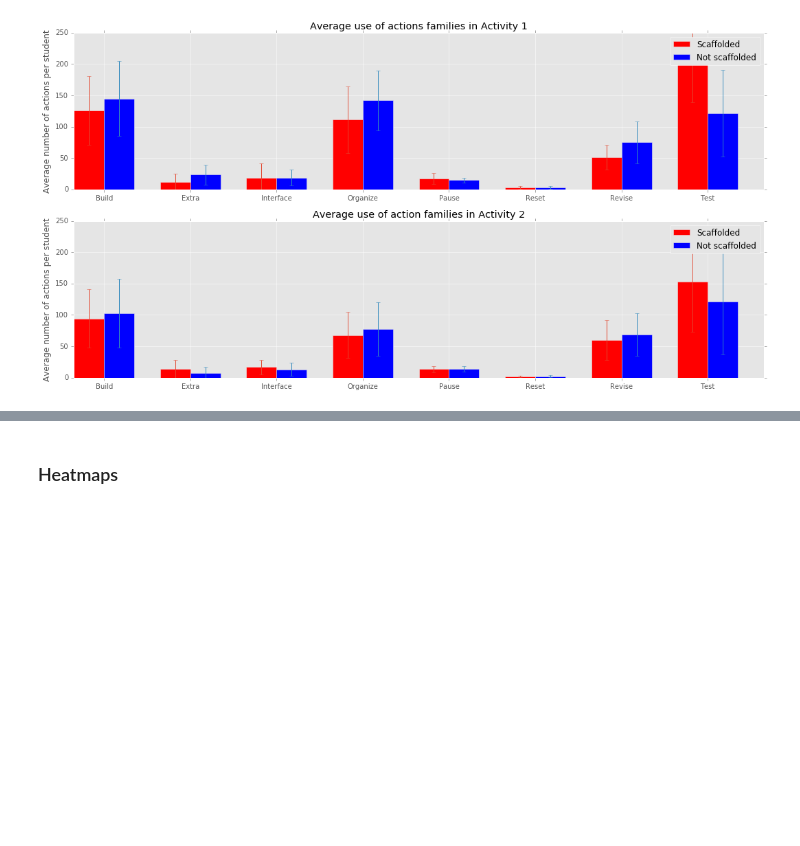
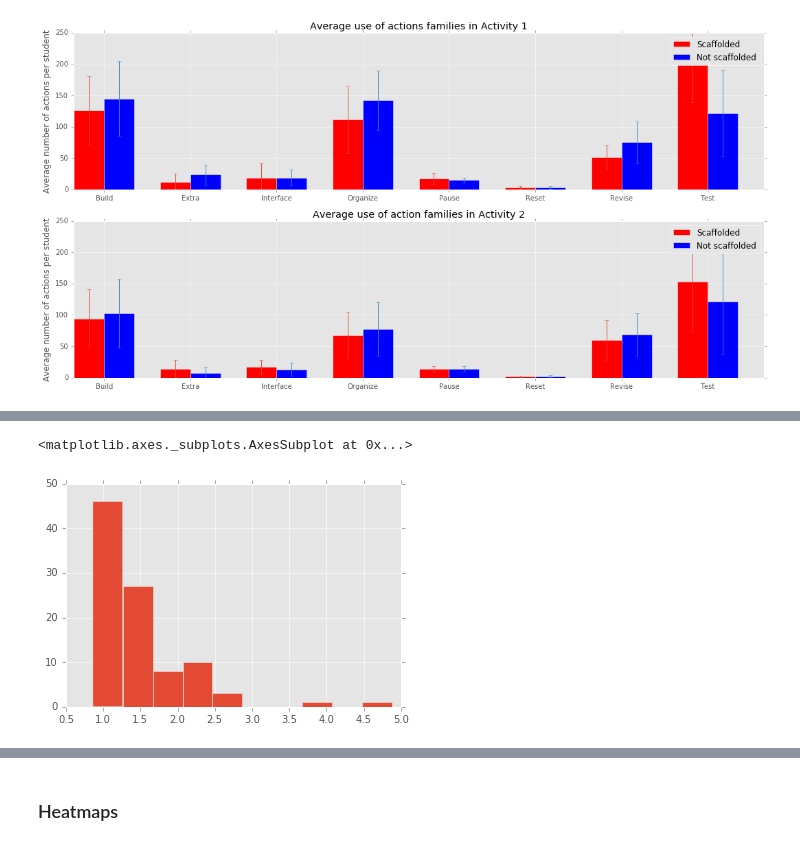
Before and after one commit to sperez8/Phet-log-analyzer, a Jupyter notebook: cck/read_data.ipynb, the cells around one changed output, grey strips where cells are left out. Drawn from its saved outputs; the diff is of its cells as text; code cells hidden in the pictures; blank space fills up the shorter version.

```diff
--- a/cck/read_data.ipynb
+++ b/cck/read_data.ipynb
@@ -189,0 +229,5 @@ ax.set_ylim([0, 250])
+# %%
+table = pd.pivot_table(df, values='#circuits',columns=['student'], aggfunc=np.mean); table.hist()
+# %% [output]
+<matplotlib.axes._subplots.AxesSubplot at 0x...>
+[figure, added]
```
Also changed, not shown: parts of 7 cells of this notebook.
